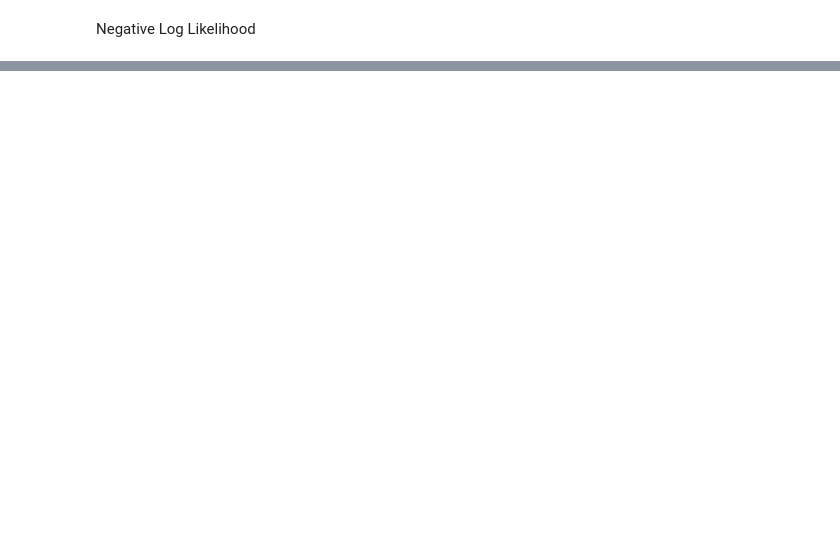
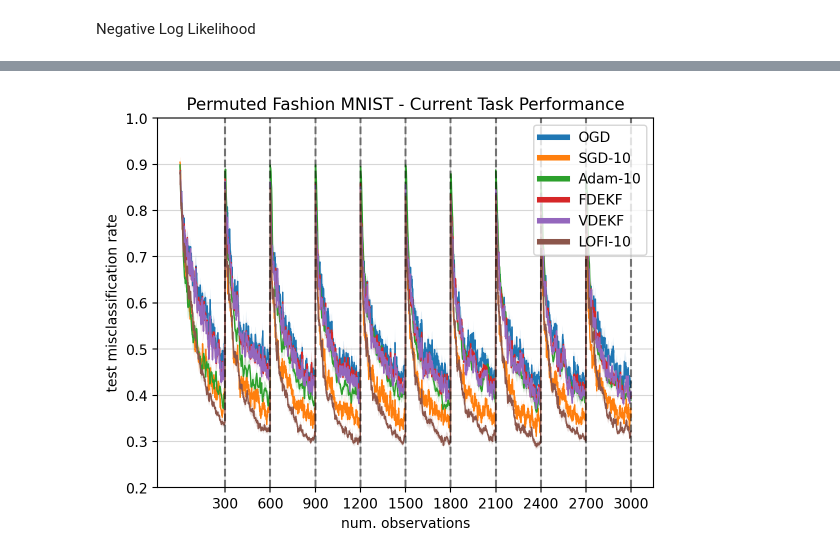
Before and after one commit to probml/rebayes, a Jupyter notebook: demos/collas/classification/generate_plots.ipynb, the cells around one changed output, grey strips where cells are left out. Cells and saved outputs as stored; diff of their text form; code cells hidden in the pictures; blank space fills up the shorter version.

```diff
--- a/demos/collas/classification/generate_plots.ipynb
+++ b/demos/collas/classification/generate_plots.ipynb
@@ -195,0 +234,48 @@ fig.savefig(Path(path_st, 'stationary-mnist-clf-test-nll-lofi.pdf'), bbox_inches
+# %%
+path_nst_pmnist = Path(Path.cwd(), "output", "nonstationary", "permuted_mnist")
+
+results_miscl_st, results_nll_st = {}, {}
+
+for method in methods_nst:
+    with open(Path(path_nst_pmnist, f'{method}_miscl.pkl'), "rb") as f:
+        curr_miscl = pickle.load(f)
+    with open(Path(path_nst_pmnist, f'{method}_nll.pkl'), "rb") as f:
+        curr_nll = pickle.load(f)
+    results_miscl_st[method] = curr_miscl
+    results_nll_st[method] = curr_nll
+# %%
+boundaries = [i for i in range(300, (300*10)+1, 300)]
+# %%
+kernel_size = 1
+kernel = jnp.ones((kernel_size,)) / kernel_size
+convolve = lambda x: jnp.convolve(x, kernel, mode='same')
+# %%
+# TODO: add thicker lines for legends
+fig, ax = plt.subplots()
+for key, val in results_miscl_st.items():
+    if key == 'offline_sgd':
+        ax.axhline(y=val, color = 'gray', linestyle = '--', label=methods_nst[key]);
+    else:
+        ax.plot(convolve(val['current_mean']), label=methods_nst[key], linewidth=1.0)
+        ax.fill_between(
+            jnp.arange(val['current_mean'].shape[0]),
+            convolve(val['current_mean']) - val['current_std']/jnp.sqrt(10),
+            convolve(val['current_mean']) + val['current_std']/jnp.sqrt(10),
+            alpha=0.2
+        )
+# Task boundaries
+for b in boundaries:
+    ax.axvline(x=b, color='k', linestyle='--', alpha=0.5)
+ax.set_xticks(boundaries)
+ax.set_xlabel('num. observations')
+ax.set_ylabel('test misclassification rate');
+ax.set_ylim(0.2, 1.0)
+ax.set_title(f'Permuted Fashion MNIST - Current Task Performance')
+ax.grid(alpha=0.5)
+leg = ax.legend()
+# change the line width for the legend
+for line in leg.get_lines():
+    line.set_linewidth(4.0)
+fig.savefig(Path(path_nst_pmnist, 'nonstationary-pmnist-clf-curr-miscl.pdf'), bbox_inches='tight')
+# %% [output]
+[figure, added]
```
Also changed, not shown: parts of 37 cells of this notebook, 2 other files.
